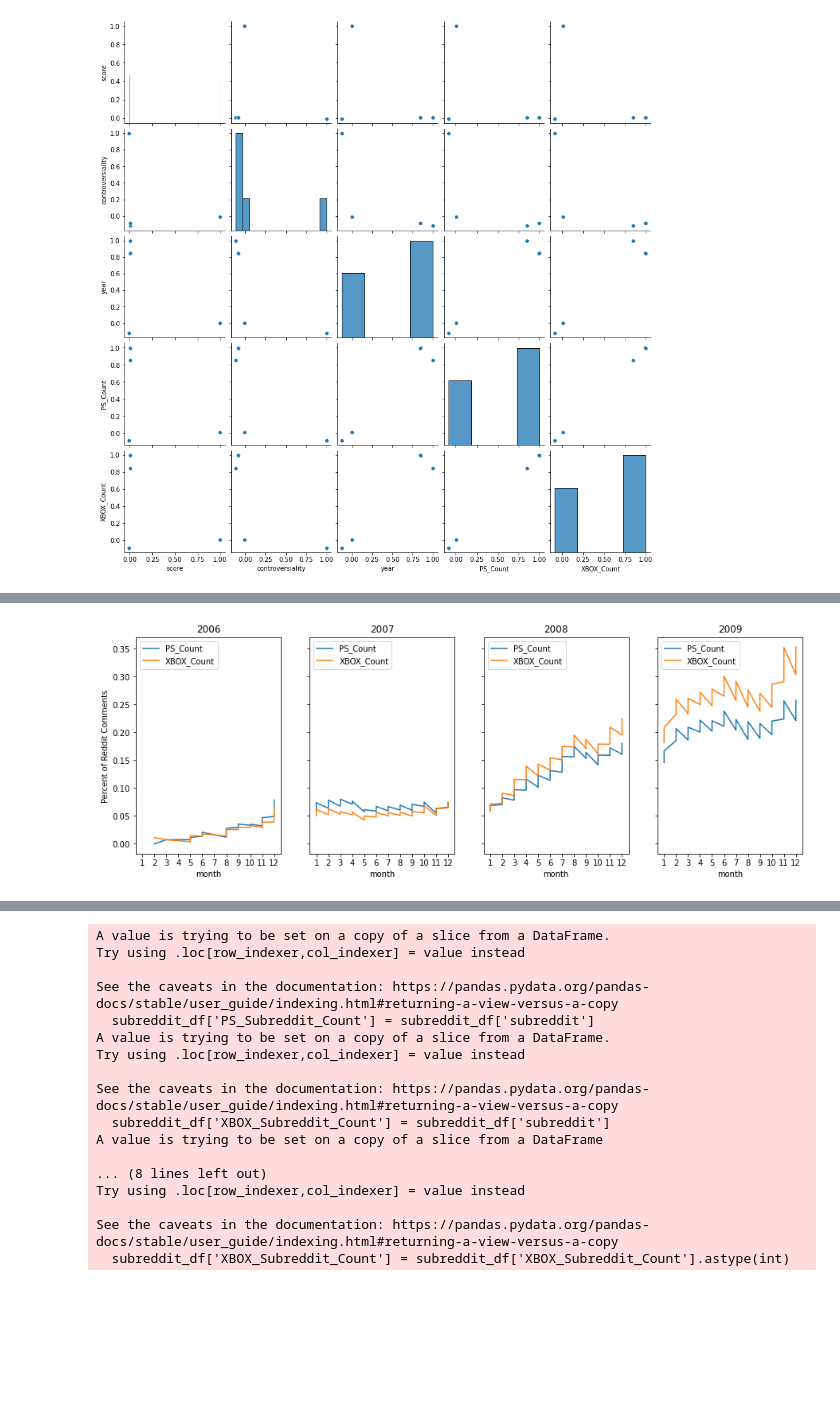
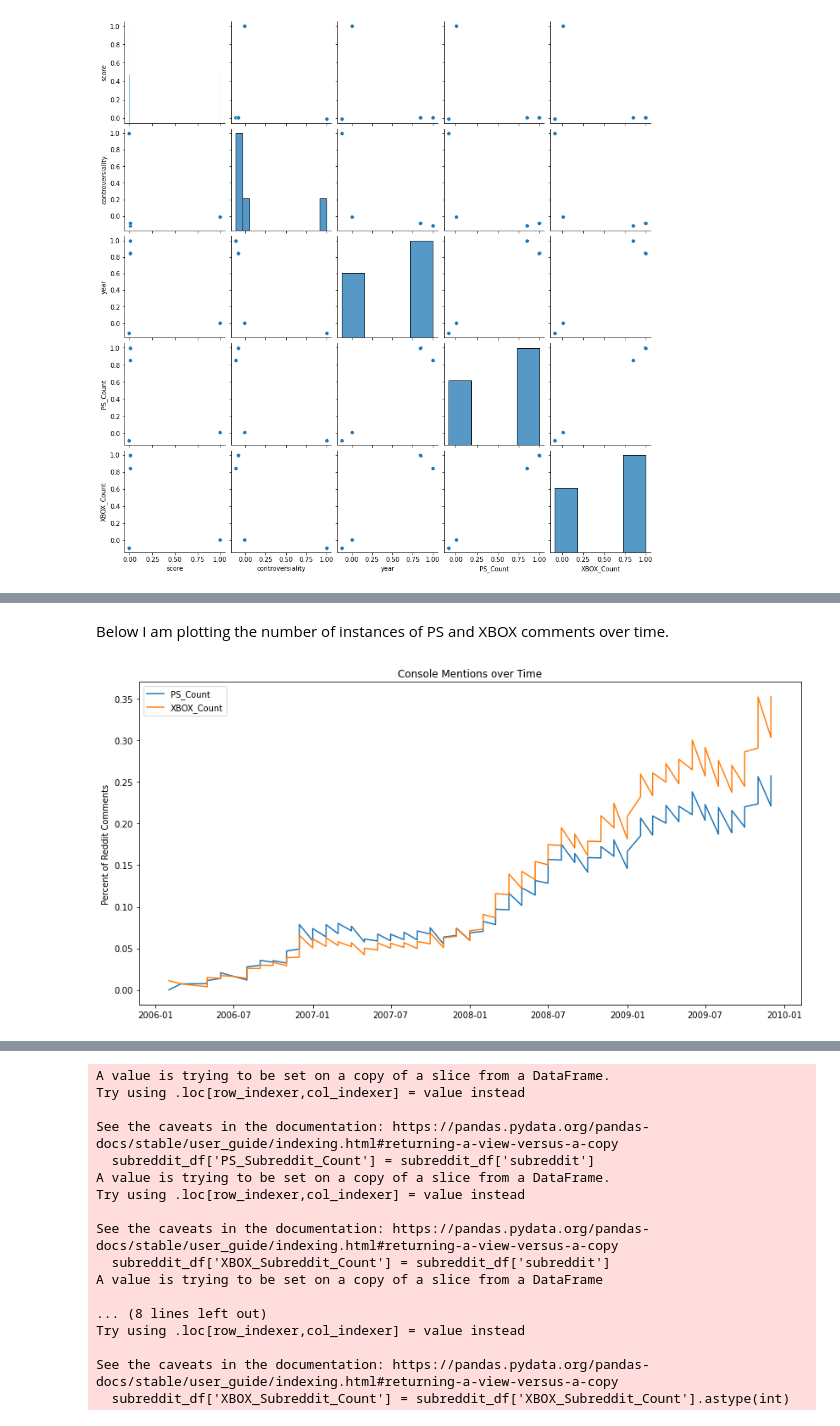
Before and after one commit to ryanlybbert/Capstone2, a Jupyter notebook: UnguidedCapstoneEDA.ipynb, the cells around one changed output, grey strips where cells are left out. Cells and saved outputs as stored; diff of their text form; code cells hidden in the pictures; blank space fills up the shorter version.

```diff
--- a/UnguidedCapstoneEDA.ipynb
+++ b/UnguidedCapstoneEDA.ipynb
@@ -78,25 +75,0 @@ plt.show()
-# %%
-#plotting Counts of XBOX and PS against time
-#I only have year/month data for time, so I'm splitting by year, rather than making a time series
-
-figs, axs = plt.subplots(nrows=1, ncols=4, sharex=True, sharey=True, figsize=(15,5))
-
-_ = df[df['year']==2006].plot(x='month', y=['PS_Count', 'XBOX_Count'], ax=axs[0])
-_ = df[df['year']==2007].plot(x='month', y=['PS_Count', 'XBOX_Count'], ax=axs[1])
-_ = df[df['year']==2008].plot(x='month', y=['PS_Count', 'XBOX_Count'], ax=axs[2])
-_ = df[df['year']==2009].plot(x='month', y=['PS_Count', 'XBOX_Count'], ax=axs[3])
-
-
-axs[0].set_title('2006')
-axs[1].set_title('2007')
-axs[2].set_title('2008')
-axs[3].set_title('2009')
-plt.xticks([1, 2, 3, 4, 5, 6, 7, 8, 9, 10, 11, 12])
-figs.text(0.09, 0.5, 'Percent of Reddit Comments', ha='center', va='center', rotation='vertical')
-axs[0].legend(loc='upper left')
-axs[1].legend(loc='upper left')
-axs[2].legend(loc='upper left')
-axs[3].legend(loc='upper left')
-plt.show()
-# %% [output]
-[figure, removed]
@@ -108,0 +76,16 @@ plt.show()
+# %% [markdown]
+Below I am plotting the number of instances of PS and XBOX comments over time.
+# %%
+df['date'] = df['month'].astype(str) + '/' + df['year'].astype(str)
+df['date'] = pd.to_datetime(df['date'])
+
+plt.figure(figsize=(14,7))
+plt.plot('date', 'PS_Count', data=df)
+plt.plot('date', 'XBOX_Count', data=df)
+
+plt.legend()
+plt.title('Console Mentions over Time')
+plt.ylabel('Percent of Reddit Comments')
+plt.show()
+# %% [output]
+[figure, added]
```
Also changed, not shown: parts of 20 cells of this notebook.
